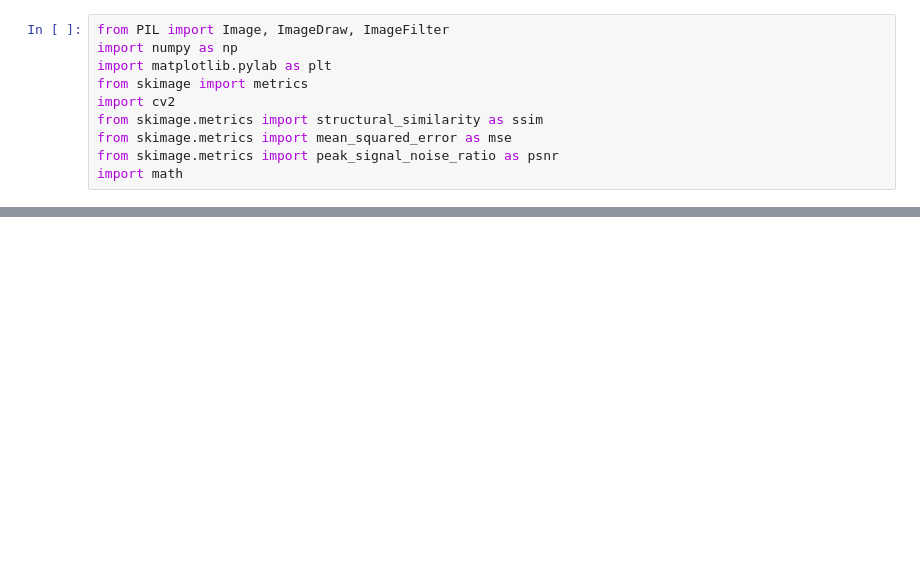
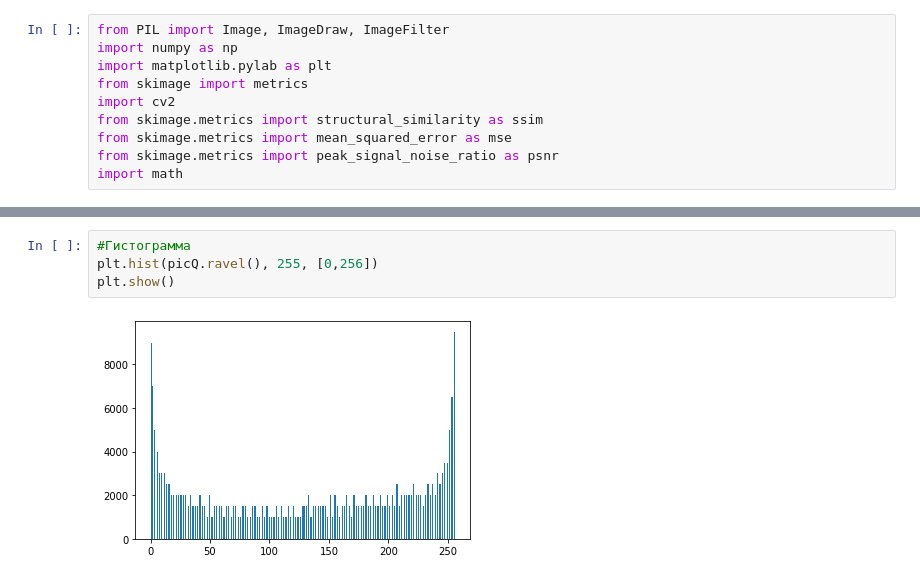
Before and after one commit to Shrek4/labs_2022, a Jupyter notebook: тех зрение/3/3.ipynb, the cells around one changed output, grey strips where cells are left out. Drawn from its saved outputs; the diff is of its cells as text; blank space fills up the shorter version.

```diff
--- a/тех зрение/3/3.ipynb
+++ b/тех зрение/3/3.ipynb
@@ -32,0 +129,6 @@ def draw(chastota):# вывод графика функции
+# %%
+#Гистограмма
+plt.hist(picQ.ravel(), 255, [0,256])
+plt.show()
+# %% [output]
+[figure, added]
```
Also changed, not shown: parts of 8 cells of this notebook.
